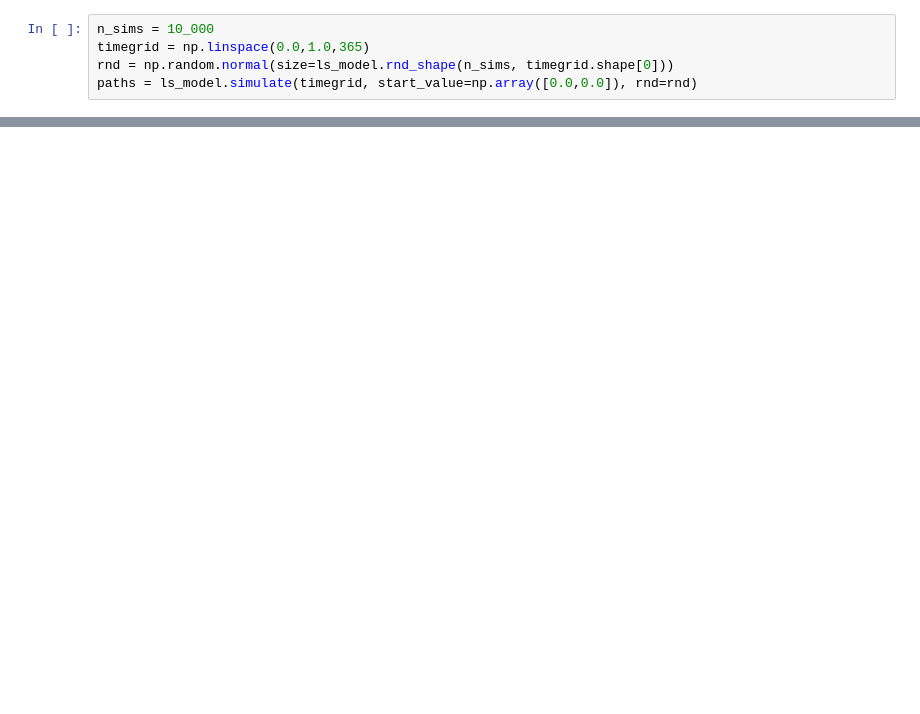
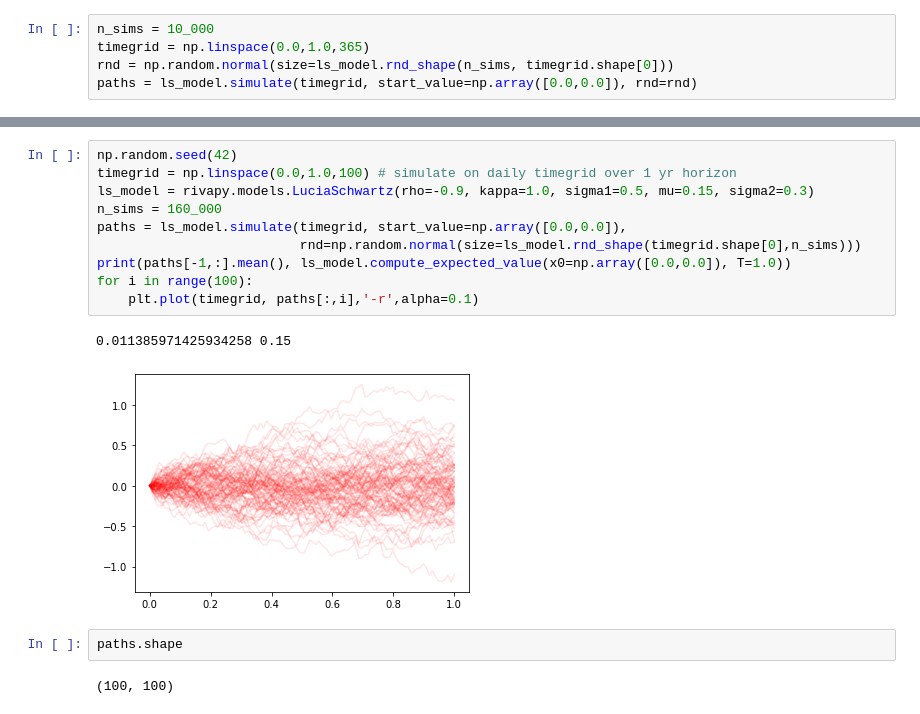
Before and after one commit to hnguyen-RIVACON/RiVaPy, a Jupyter notebook: docs/source/notebooks/models/lucia_schwarz.ipynb, the cells around one changed output, grey strips where cells are left out. Saved outputs shown, nothing was run; the diff lists cells and outputs as text; blank space fills up the shorter version.

```diff
--- a/docs/source/notebooks/models/lucia_schwarz.ipynb
+++ b/docs/source/notebooks/models/lucia_schwarz.ipynb
@@ -18,0 +29,17 @@ for i in range(100):
+# %%
+np.random.seed(42)
+timegrid = np.linspace(0.0,1.0,100) # simulate on daily timegrid over 1 yr horizon
+ls_model = rivapy.models.LuciaSchwartz(rho=-0.9, kappa=1.0, sigma1=0.5, mu=0.15, sigma2=0.3)
+n_sims = 160_000
+paths = ls_model.simulate(timegrid, start_value=np.array([0.0,0.0]),
+                          rnd=np.random.normal(size=ls_model.rnd_shape(timegrid.shape[0],n_sims)))
+print(paths[-1,:].mean(), ls_model.compute_expected_value(x0=np.array([0.0,0.0]), T=1.0))
+for i in range(100):
+    plt.plot(timegrid, paths[:,i],'-r',alpha=0.1)
+# %% [output]
+0.011385971425934258 0.15
+[figure, added]
+# %%
+paths.shape
+# %% [output]
+(100, 100)
```
Also changed, not shown: parts of 4 cells of this notebook, 2 other files.
